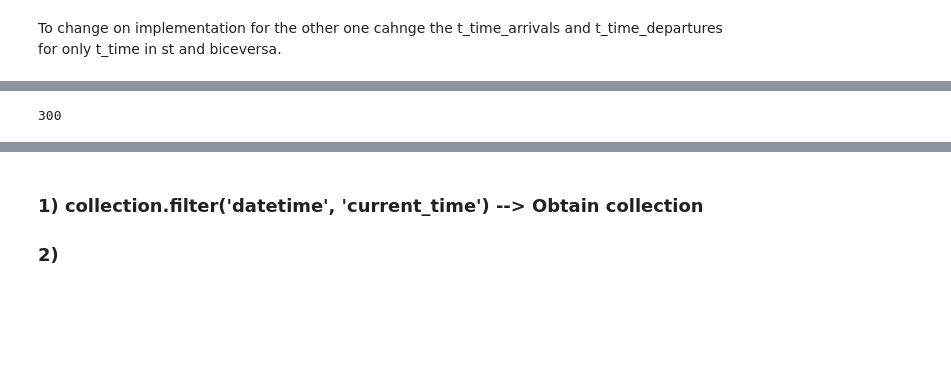
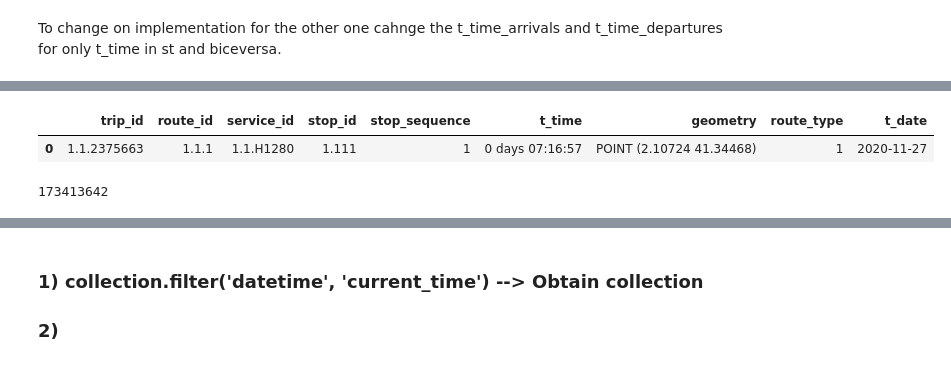
Before and after one commit to mrceresa/iper, a Jupyter notebook: examples/SAR-COV2/Mobility Jupyter Files/GTFS/GTFS.ipynb, the cells around one changed output, grey strips where cells are left out. Saved outputs shown, nothing was run; the diff lists cells and outputs as text; code cells hidden in the pictures; blank space fills up the shorter version.

```diff
--- a/examples/SAR-COV2/Mobility Jupyter Files/GTFS/GTFS.ipynb
+++ b/examples/SAR-COV2/Mobility Jupyter Files/GTFS/GTFS.ipynb
@@ -156,10 +138,15 @@ len(stops_by_route)
 # %%
 # Add the calendar for the previous merge. Each trip runs now on several dates. --- Expected length 86706821
 # Raw date not included
 stops_by_route_date = pd.merge(stops_by_route,calendar[['service_id','t_date']])
-len(stops_by_route_date)
+stops_by_route_date.head(1)
 # %% [output]
-300
+|  | trip_id | route_id | service_id | stop_id | stop_sequence | t_time | geometry | route_type | t_date |
+| 0 | 1.1.2375663 | 1.1.1 | 1.1.H1280 | 1.111 | 1 | 0 days 07:16:57 | POINT (2.10724 41.34468) | 1 | 2020-11-27 |
+# %%
+len(stops_by_route_date)
+# %% [output]
+173413642
 # %%
 # Group the trips by trip_id which are the trayectories on global dates. --- Expected lenght 47967 == # trips
 grouped = stops_by_route_date.groupby(stops_by_route_date.trip_id)
```
Also changed, not shown: parts of 5 cells of this notebook.
